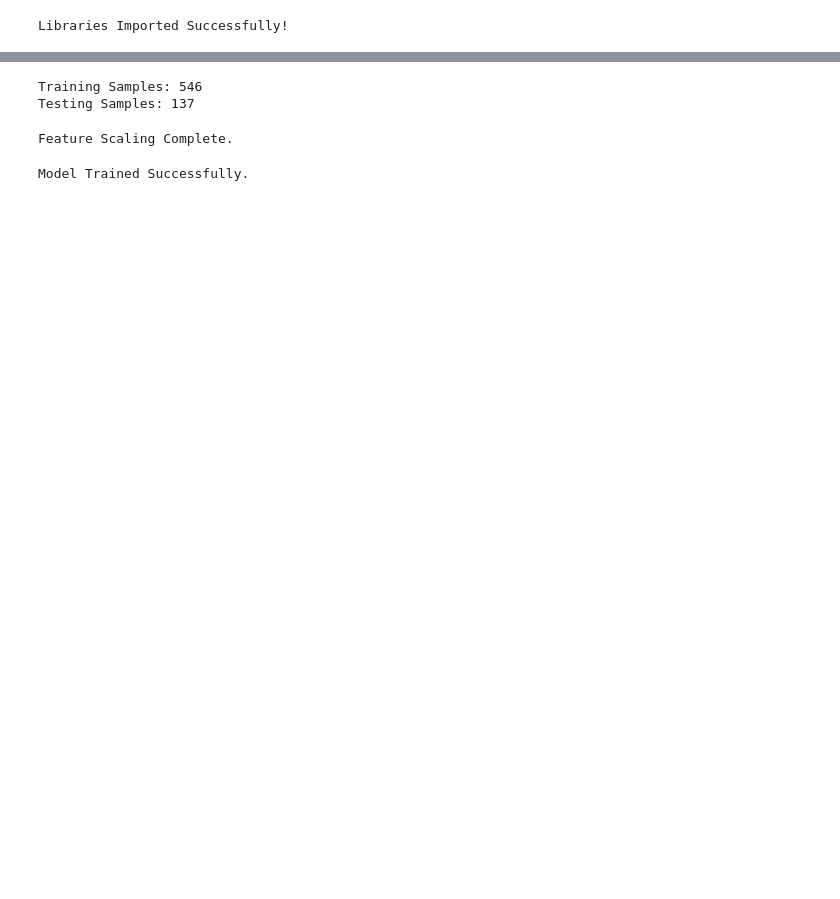
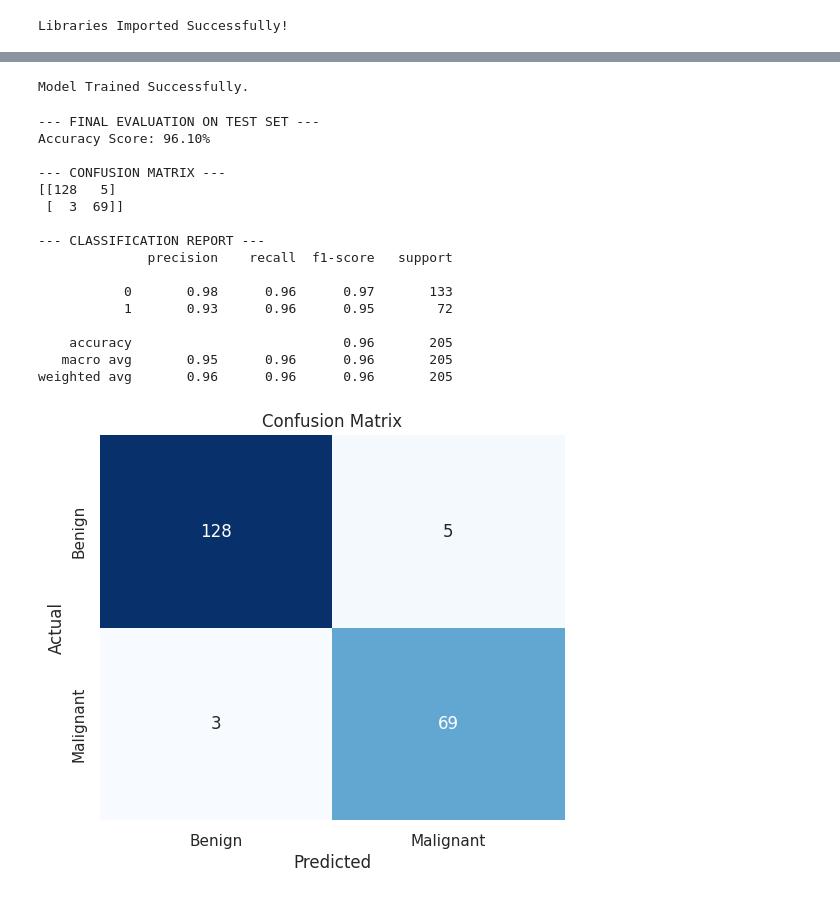
Before and after one commit to Illusionsp/gdsc_study_session_ML_g1, a Jupyter notebook: week3/cancer detection.ipynb, the cells around one changed output, grey strips where cells are left out. Cells and saved outputs as stored; diff of their text form; code cells hidden in the pictures; blank space fills up the shorter version.

```diff
--- a/week3/cancer detection.ipynb
+++ b/week3/cancer detection.ipynb
@@ -57,27 +62,49 @@ Target Vector Shape: (683,)
 # %%
-# Splitting the dataset into Training set and Test set
-# 'stratify=y' ensures the cancer ratio is consistent in both sets
-X_train, X_test, y_train, y_test = train_test_split(X, y, test_size=0.2, random_state=0, stratify=y)
+# Training the Logistic Regression model
+classifier = LogisticRegression(random_state=42, max_iter=1000)
+classifier.fit(X_train, y_train)
 
-print(f"Training Samples: {len(X_train)}")
-print(f"Testing Samples: {len(X_test)}")
+print("Model Trained Successfully.")
 # %% [output]
-Training Samples: 546
-Testing Samples: 137
+Model Trained Successfully.
 # %%
-#  Feature Scaling
-sc = StandardScaler()
-X_train = sc.fit_transform(X_train)
-X_test = sc.transform(X_test)
+# Predicting and Evaluating
+y_pred = classifier.predict(X_test)
 
-print("Feature Scaling Complete.")
+print("--- FINAL EVALUATION ON TEST SET ---")
+print(f"Accuracy Score: {accuracy_score(y_test, y_pred) * 100:.2f}%")
+
+print("\n--- CONFUSION MATRIX ---")
+cm = confusion_matrix(y_test, y_pred)
+print(cm)
+
+print("\n--- CLASSIFICATION REPORT ---")
+print(classification_report(y_test, y_pred))
+
+# Plot Confusion Matrix Heatmap
+plt.figure(figsize=(6, 5))
+sns.heatmap(cm, annot=True, fmt='d', cmap='Blues', cbar=False,
+            xticklabels=['Benign', 'Malignant'],
+            yticklabels=['Benign', 'Malignant'])
+plt.title('Confusion Matrix')
+plt.xlabel('Predicted')
+plt.ylabel('Actual')
+plt.show()
 # %% [output]
-Feature Scaling Complete.
+--- FINAL EVALUATION ON TEST SET ---
+Accuracy Score: 96.10%
+
+--- CONFUSION MATRIX ---
+[[128   5]
+ [  3  69]]
+
+--- CLASSIFICATION REPORT ---
+              precision    recall  f1-score   support
+
+           0       0.98      0.96      0.97       133
+           1       0.93      0.96      0.95        72
+
+    accuracy                           0.96       205
+   macro avg       0.95      0.96      0.96       205
+weighted avg       0.96      0.96      0.96       205
+[figure, added]
-# %%
-#Training the Logistic Regression model
-classifier = LogisticRegression(random_state=0)
-classifier.fit(X_train, y_train)
-
-print("Model Trained Successfully.")
-# %% [output]
-Model Trained Successfully.
```
Also changed, not shown: parts of 6 cells of this notebook, 1 other file.
